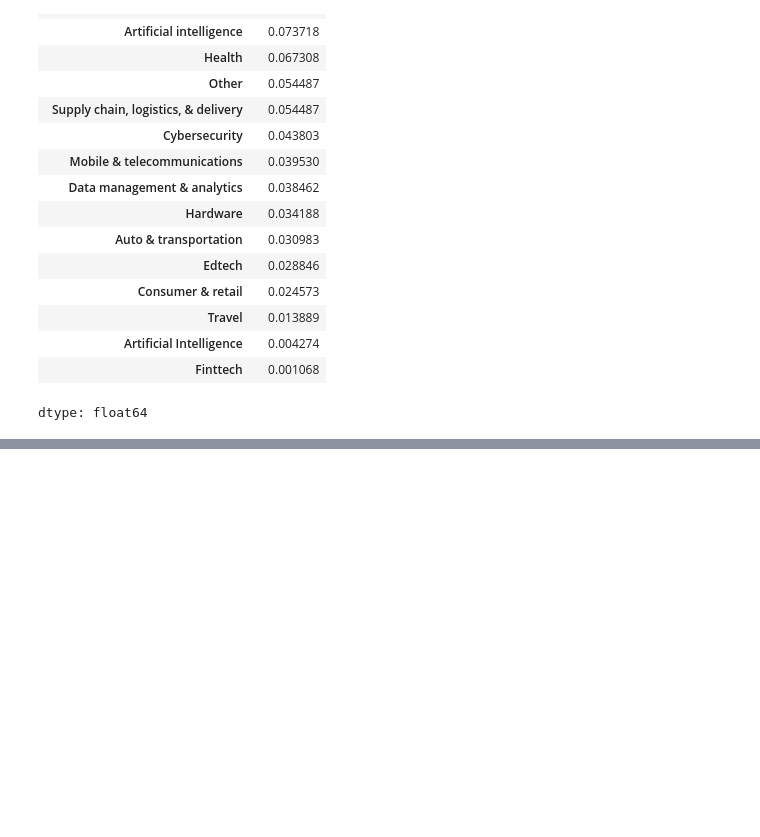
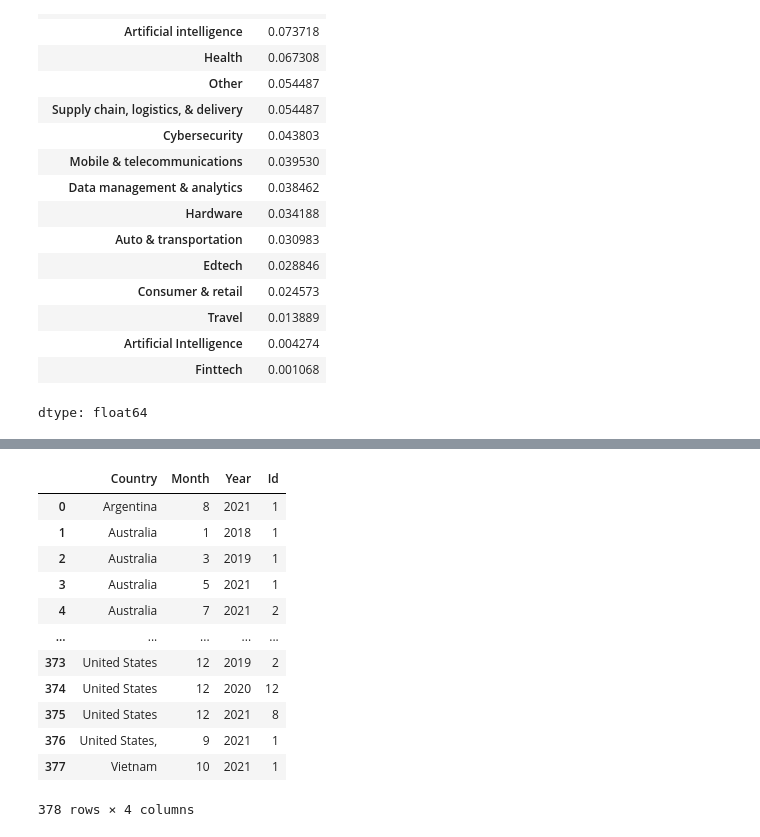
Before and after one commit to Vinicius-DataAnalyst/portfolio, a Jupyter notebook: 01_PROJ_Unicorn_March2025.ipynb, the cells around one changed output, grey strips where cells are left out. Saved outputs shown, nothing was run; the diff lists cells and outputs as text; code cells hidden in the pictures; blank space fills up the shorter version.

```diff
--- a/01_PROJ_Unicorn_March2025.ipynb
+++ b/01_PROJ_Unicorn_March2025.ipynb
@@ -189,0 +246,6 @@ dtype: float64
+# %%
+#Extraindo o ano e mês
+df['Month'] = pd.DatetimeIndex( df['Date Joined'] ).month
+df['Year'] = pd.DatetimeIndex( df['Date Joined'] ).year
+
+df.head(2)
@@ -189,0 +256,19 @@ dtype: float64
+# %%
+df.rename(columns={'Unnamed: 0' : 'Id'}, inplace = True)
+# %%
+tb_pais_data = df.groupby( by=['Country', 'Month', 'Year'], ).count()['Id'].reset_index()
+tb_pais_data
+# %% [output]
+|  | Country | Month | Year | Id |
+| 0 | Argentina | 8 | 2021 | 1 |
+| 1 | Australia | 1 | 2018 | 1 |
+| 2 | Australia | 3 | 2019 | 1 |
+| 3 | Australia | 5 | 2021 | 1 |
+| 4 | Australia | 7 | 2021 | 2 |
+| ... | ... | ... | ... | ... |
+| 373 | United States | 12 | 2019 | 2 |
+| 374 | United States | 12 | 2020 | 12 |
+| 375 | United States | 12 | 2021 | 8 |
+| 376 | United States, | 9 | 2021 | 1 |
+| 377 | Vietnam | 10 | 2021 | 1 |
+378 rows × 4 columns
```
Also changed, not shown: parts of 10 cells of this notebook.
